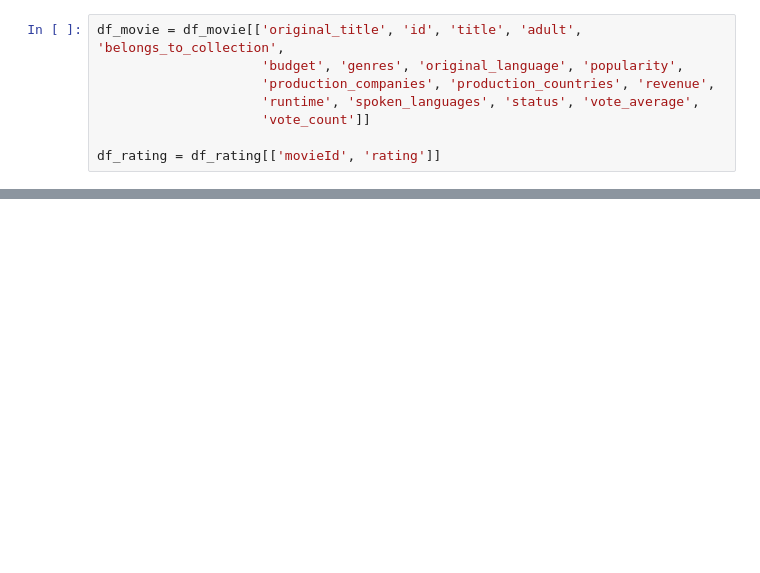
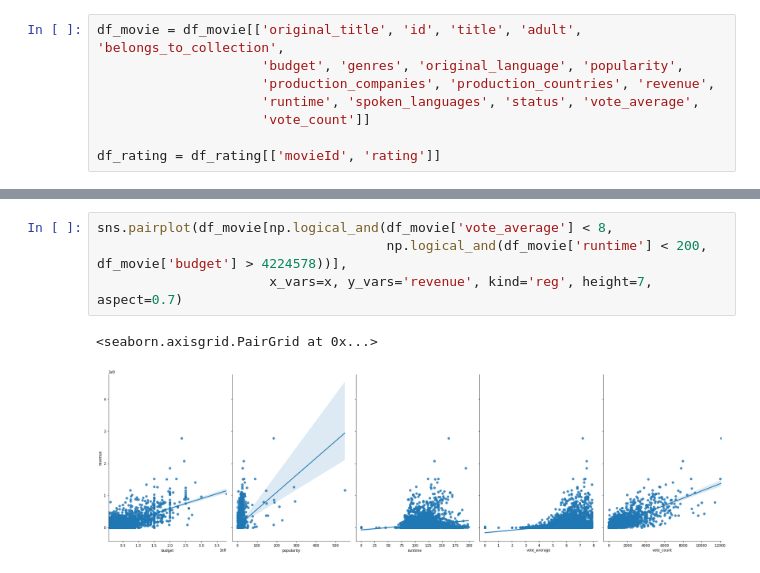
Before and after one commit to sangchoi93/ai_group_20, a Jupyter notebook: movie_dataset.ipynb, the cells around one changed output, grey strips where cells are left out. Saved outputs shown, nothing was run; the diff lists cells and outputs as text; blank space fills up the shorter version.

```diff
--- a/movie_dataset.ipynb
+++ b/movie_dataset.ipynb
@@ -58,0 +61,7 @@ df_movie_cleaned.astype({
+# %%
+sns.pairplot(df_movie[np.logical_and(df_movie['vote_average'] < 8,
+                                     np.logical_and(df_movie['runtime'] < 200, df_movie['budget'] > 4224578))],
+                      x_vars=x, y_vars='revenue', kind='reg', height=7, aspect=0.7)
+# %% [output]
+<seaborn.axisgrid.PairGrid at 0x...>
+[figure, added]
```
Also changed, not shown: parts of 23 cells of this notebook.
